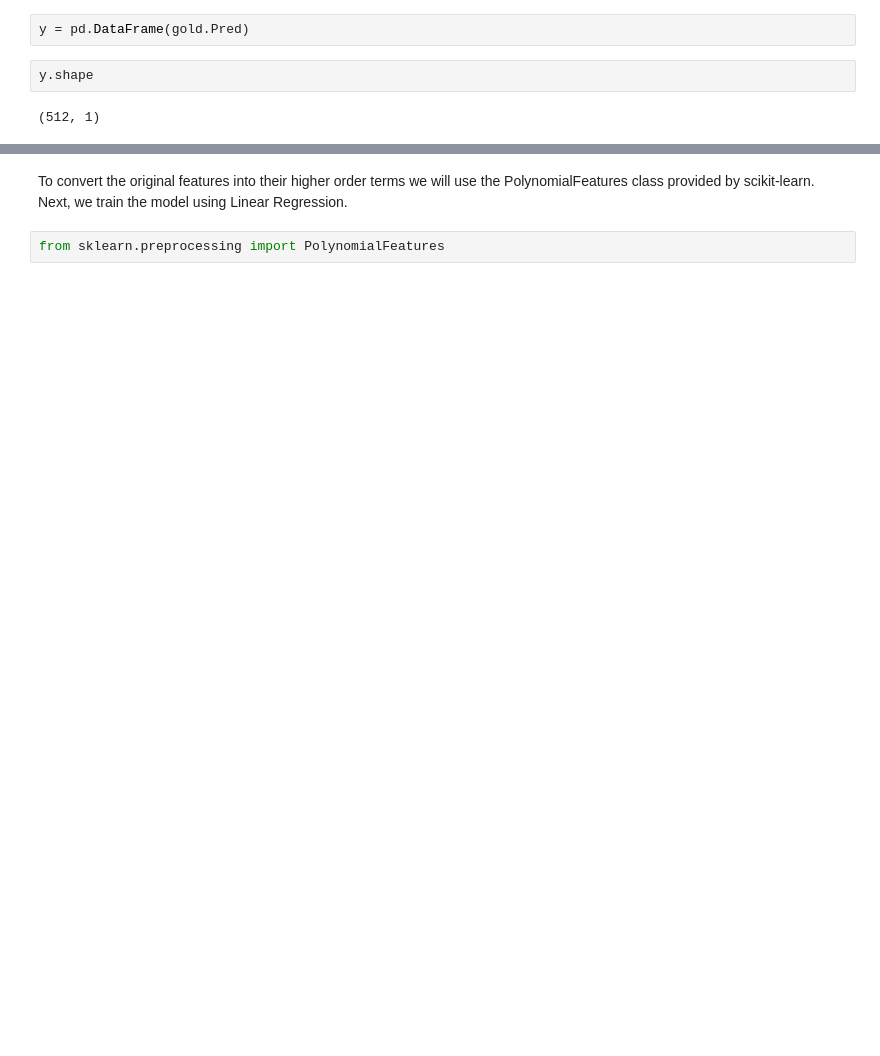
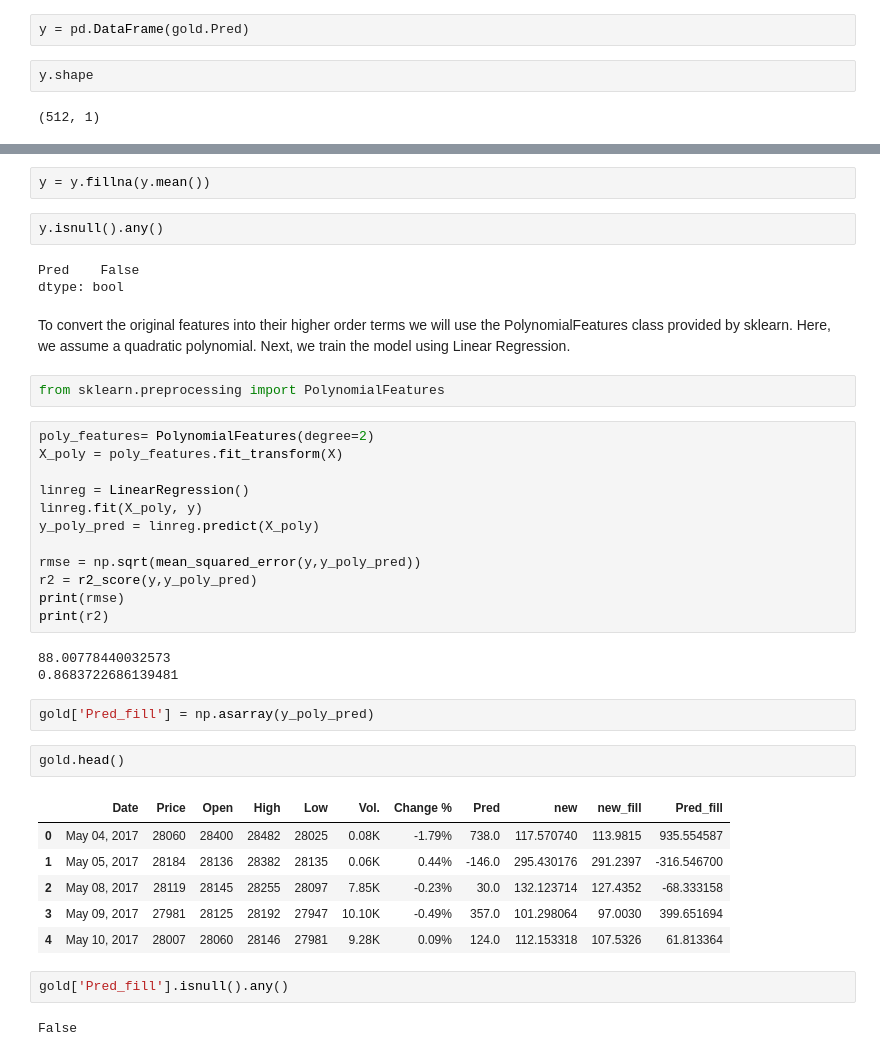
Before and after one commit to atkrish0/securitized-asset-analysis, a Jupyter notebook: 3 - Regression - Beta Calculation.ipynb, the cells around one changed output, grey strips where cells are left out. Cells and saved outputs as stored; diff of their text form; blank space fills up the shorter version.

Commit message:
rmse, r2_score, y_pred vals

```diff
--- a/3 - Regression - Beta Calculation.ipynb
+++ b/3 - Regression - Beta Calculation.ipynb
@@ -179,4 +192,41 @@ y.shape
+# %%
+y = y.fillna(y.mean())
+# %%
+y.isnull().any()
+# %% [output]
+Pred    False
+dtype: bool
 # %% [markdown]
-To convert the original features into their higher order terms we will use the PolynomialFeatures class provided by scikit-learn. Next, we train the model using Linear Regression.
+To convert the original features into their higher order terms we will use the PolynomialFeatures class provided by sklearn. Here, we assume a quadratic polynomial. Next, we train the model using Linear Regression.
 # %%
 from sklearn.preprocessing import PolynomialFeatures
+# %%
+poly_features= PolynomialFeatures(degree=2)
+X_poly = poly_features.fit_transform(X)
+
+linreg = LinearRegression()
+linreg.fit(X_poly, y)
+y_poly_pred = linreg.predict(X_poly)
+
+rmse = np.sqrt(mean_squared_error(y,y_poly_pred))
+r2 = r2_score(y,y_poly_pred)
+print(rmse)
+print(r2)
+# %% [output]
+88.00778440032573
+0.8683722686139481
+# %%
+gold['Pred_fill'] = np.asarray(y_poly_pred)
+# %%
+gold.head()
+# %% [output]
+|  | Date | Price | Open | High | Low | Vol. | Change % | Pred | new | new_fill | Pred_fill |
+| 0 | May 04, 2017 | 28060 | 28400 | 28482 | 28025 | 0.08K | -1.79% | 738.0 | 117.570740 | 113.9815 | 935.554587 |
+| 1 | May 05, 2017 | 28184 | 28136 | 28382 | 28135 | 0.06K | 0.44% | -146.0 | 295.430176 | 291.2397 | -316.546700 |
+| 2 | May 08, 2017 | 28119 | 28145 | 28255 | 28097 | 7.85K | -0.23% | 30.0 | 132.123714 | 127.4352 | -68.333158 |
+| 3 | May 09, 2017 | 27981 | 28125 | 28192 | 27947 | 10.10K | -0.49% | 357.0 | 101.298064 | 97.0030 | 399.651694 |
+| 4 | May 10, 2017 | 28007 | 28060 | 28146 | 27981 | 9.28K | 0.09% | 124.0 | 112.153318 | 107.5326 | 61.813364 |
+# %%
+gold['Pred_fill'].isnull().any()
+# %% [output]
+False
```
Also changed, not shown: parts of 2 cells of this notebook.
